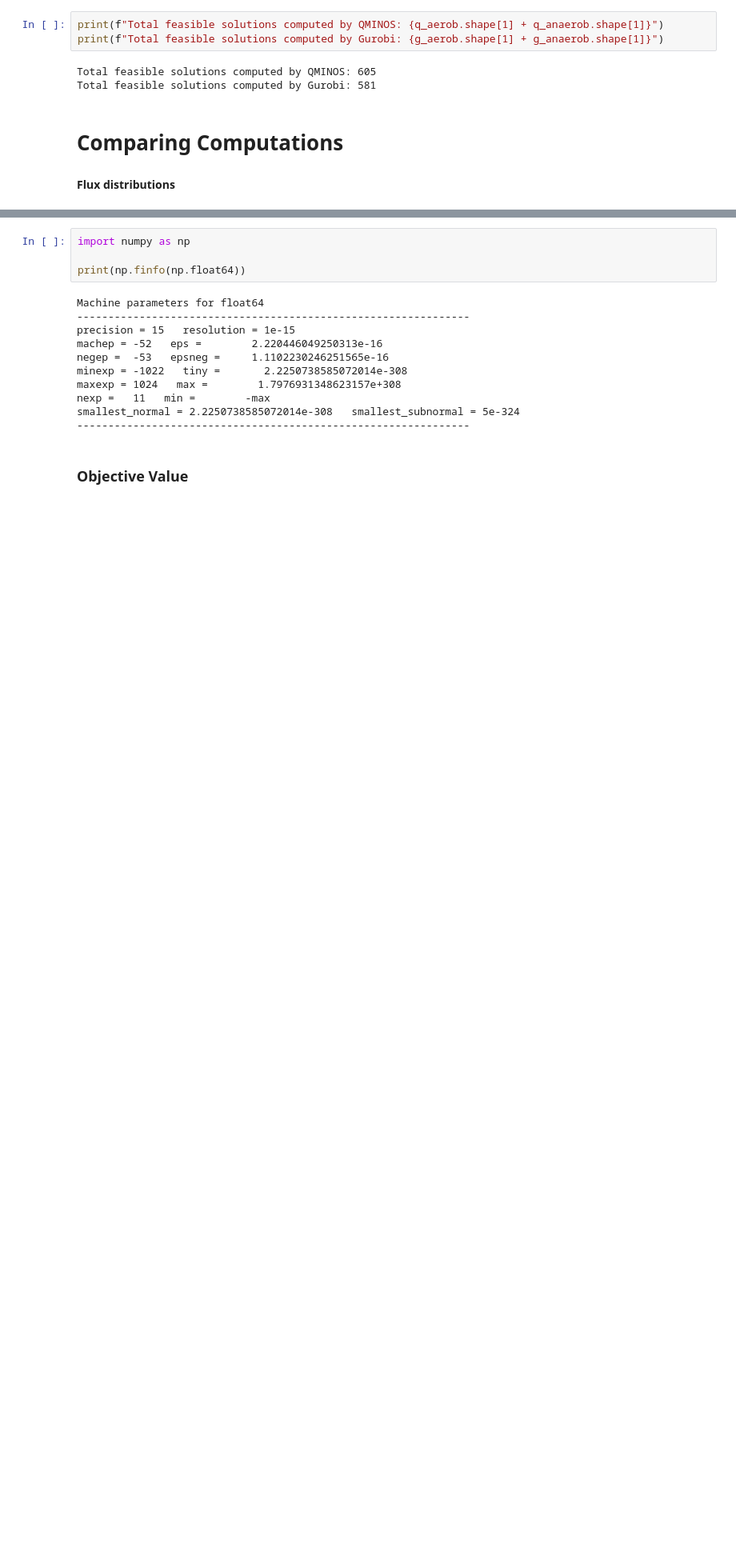
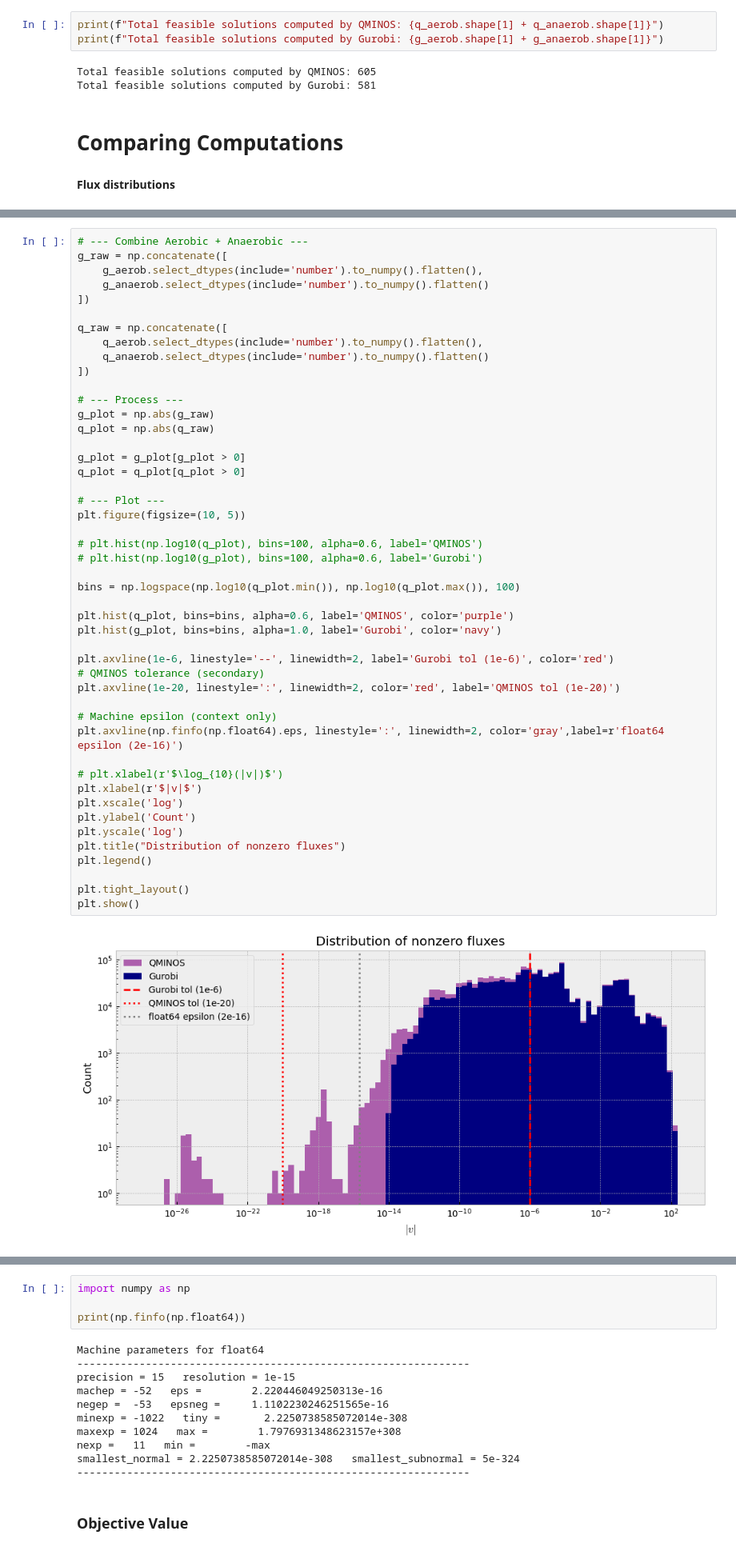
Before and after one commit to celasa/biomass_thesis, a Jupyter notebook: notebooks/01_solver_comparison.ipynb, the cells around one changed output, grey strips where cells are left out. Shown at 80% size. Saved outputs shown, nothing was run; the diff lists cells and outputs as text; blank space fills up the shorter version.

```diff
--- a/notebooks/01_solver_comparison.ipynb
+++ b/notebooks/01_solver_comparison.ipynb
@@ -134,0 +137,49 @@ plt.show()
+# %%
+# --- Combine Aerobic + Anaerobic ---
+g_raw = np.concatenate([
+    g_aerob.select_dtypes(include='number').to_numpy().flatten(),
+    g_anaerob.select_dtypes(include='number').to_numpy().flatten()
+])
+
+q_raw = np.concatenate([
+    q_aerob.select_dtypes(include='number').to_numpy().flatten(),
+    q_anaerob.select_dtypes(include='number').to_numpy().flatten()
+])
+
+# --- Process ---
+g_plot = np.abs(g_raw)
+q_plot = np.abs(q_raw)
+
+g_plot = g_plot[g_plot > 0]
+q_plot = q_plot[q_plot > 0]
+
+# --- Plot ---
+plt.figure(figsize=(10, 5))
+
+# plt.hist(np.log10(q_plot), bins=100, alpha=0.6, label='QMINOS')
+# plt.hist(np.log10(g_plot), bins=100, alpha=0.6, label='Gurobi')
+
+bins = np.logspace(np.log10(q_plot.min()), np.log10(q_plot.max()), 100)
+
+plt.hist(q_plot, bins=bins, alpha=0.6, label='QMINOS', color='purple')
+plt.hist(g_plot, bins=bins, alpha=1.0, label='Gurobi', color='navy')
+
+plt.axvline(1e-6, linestyle='--', linewidth=2, label='Gurobi tol (1e-6)', color='red')
+# QMINOS tolerance (secondary)
+plt.axvline(1e-20, linestyle=':', linewidth=2, color='red', label='QMINOS tol (1e-20)')
+
+# Machine epsilon (context only)
+plt.axvline(np.finfo(np.float64).eps, linestyle=':', linewidth=2, color='gray',label=r'float64 epsilon (2e-16)')
+
+# plt.xlabel(r'$\log_{10}(|v|)$')
+plt.xlabel(r'$|v|$')
+plt.xscale('log')
+plt.ylabel('Count')
+plt.yscale('log')
+plt.title("Distribution of nonzero fluxes")
+plt.legend()
+
+plt.tight_layout()
+plt.show()
+# %% [output]
+[figure, added]
```
Also changed, not shown: parts of 10 cells of this notebook, 4 other files.
